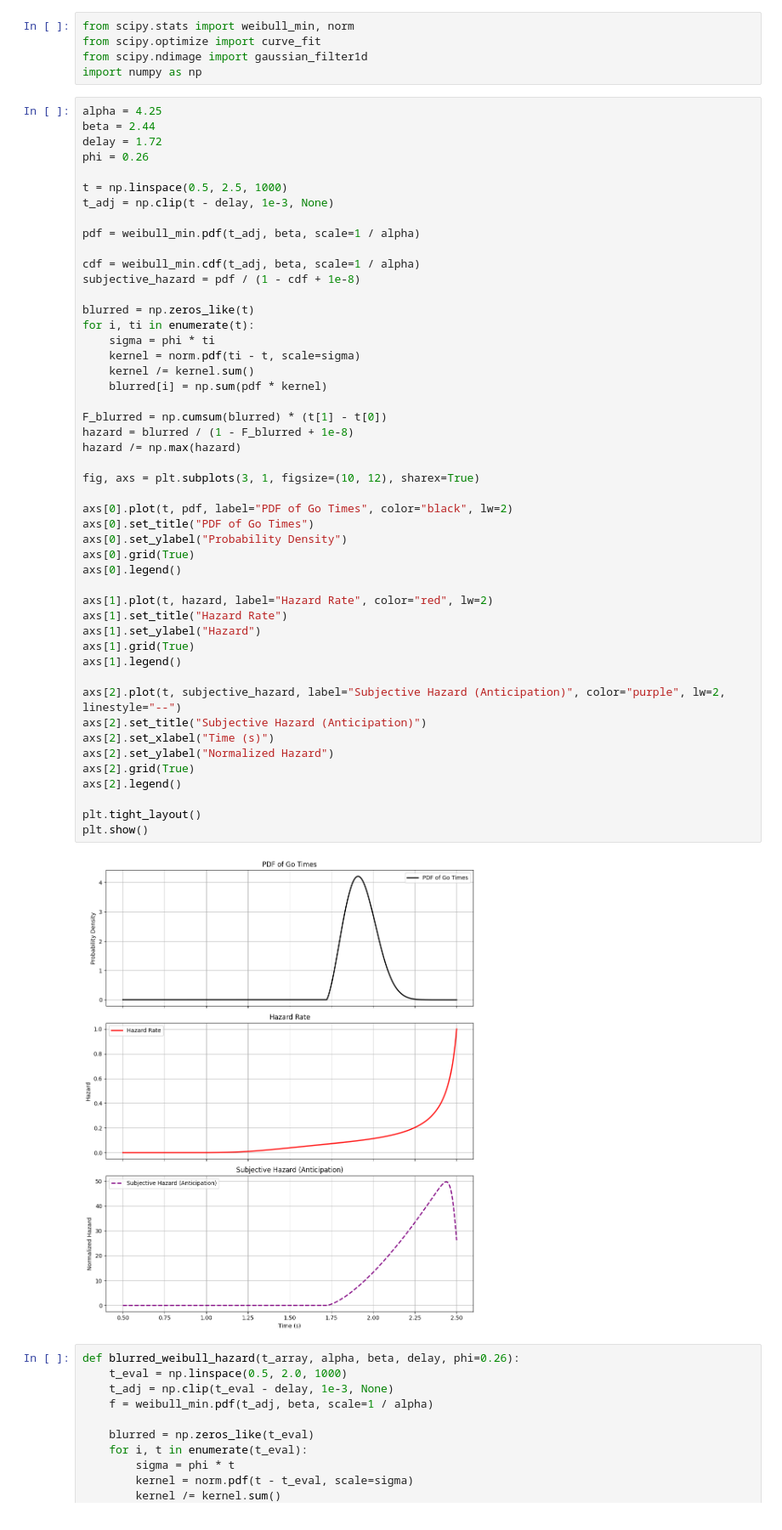
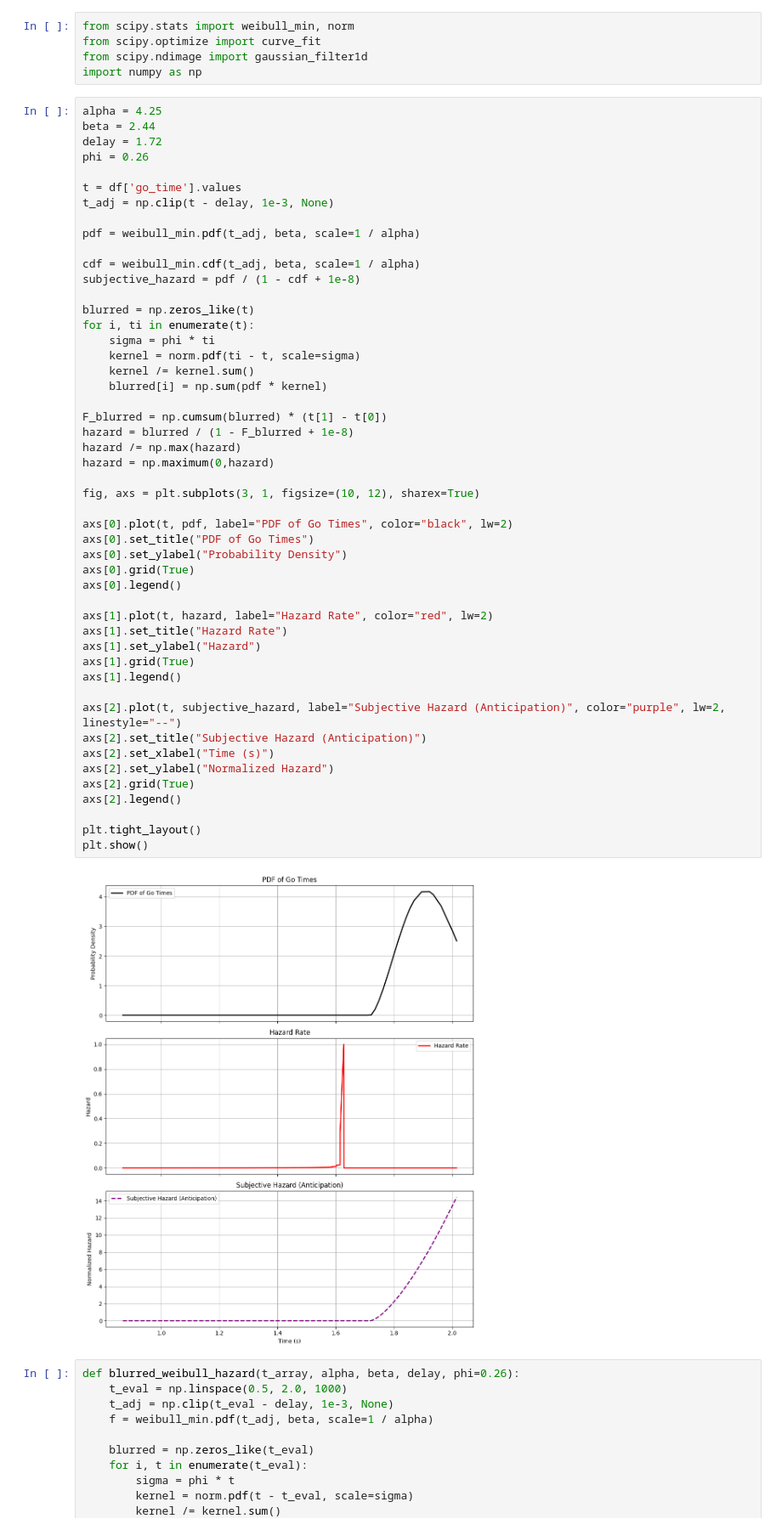
Before and after one commit to Da4kek/Temporal-Dynamics, a Jupyter notebook: Ketamine_data_analysis.ipynb, the cells around one changed output. Shown at 85% size. Cells and saved outputs as stored; diff of their text form.

Commit message:
added graphs

```diff
--- a/Ketamine_data_analysis.ipynb
+++ b/Ketamine_data_analysis.ipynb
@@ -273,7 +273,7 @@ beta = 2.44
 delay = 1.72
 phi = 0.26
 
-t = np.linspace(0.5, 2.5, 1000)
+t = df['go_time'].values
 t_adj = np.clip(t - delay, 1e-3, None)
 
 pdf = weibull_min.pdf(t_adj, beta, scale=1 / alpha)
@@ -289,34 +289,35 @@ for i, ti in enumerate(t):
     blurred[i] = np.sum(pdf * kernel)
 
 F_blurred = np.cumsum(blurred) * (t[1] - t[0])
 hazard = blurred / (1 - F_blurred + 1e-8)
 hazard /= np.max(hazard)
+hazard = np.maximum(0,hazard)
 
 fig, axs = plt.subplots(3, 1, figsize=(10, 12), sharex=True)
 
 axs[0].plot(t, pdf, label="PDF of Go Times", color="black", lw=2)
 axs[0].set_title("PDF of Go Times")
 axs[0].set_ylabel("Probability Density")
 axs[0].grid(True)
 axs[0].legend()
 
 axs[1].plot(t, hazard, label="Hazard Rate", color="red", lw=2)
 axs[1].set_title("Hazard Rate")
 axs[1].set_ylabel("Hazard")
 axs[1].grid(True)
 axs[1].legend()
 
 axs[2].plot(t, subjective_hazard, label="Subjective Hazard (Anticipation)", color="purple", lw=2, linestyle="--")
 axs[2].set_title("Subjective Hazard (Anticipation)")
 axs[2].set_xlabel("Time (s)")
 axs[2].set_ylabel("Normalized Hazard")
 axs[2].grid(True)
 axs[2].legend()
 
 plt.tight_layout()
 plt.show()
 # %% [output]
-[figure, old version]
+[figure, new version]
 # %%
 def blurred_weibull_hazard(t_array, alpha, beta, delay, phi=0.26):
     t_eval = np.linspace(0.5, 2.0, 1000)
```
Also changed, not shown: parts of 1 cell of this notebook.
